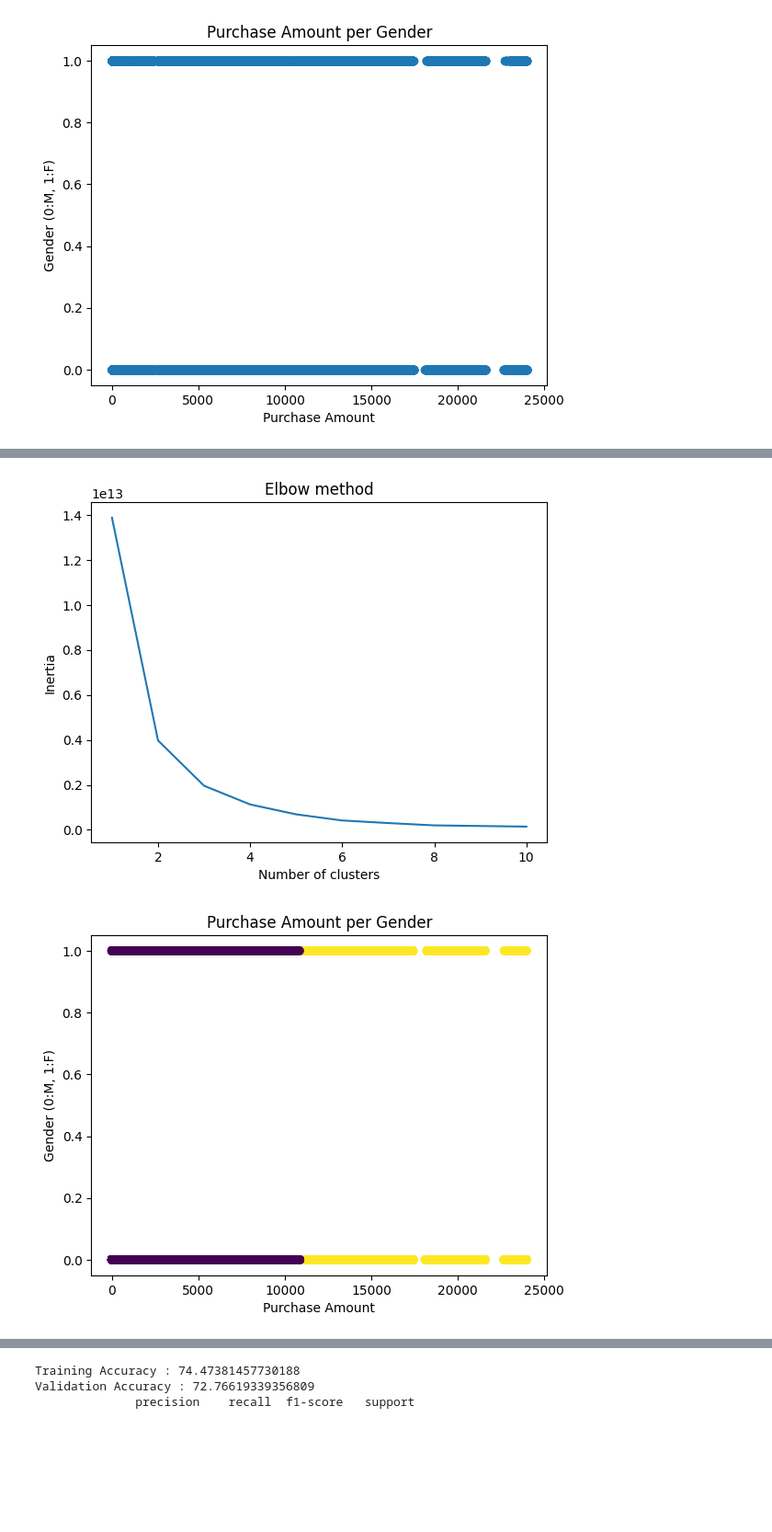
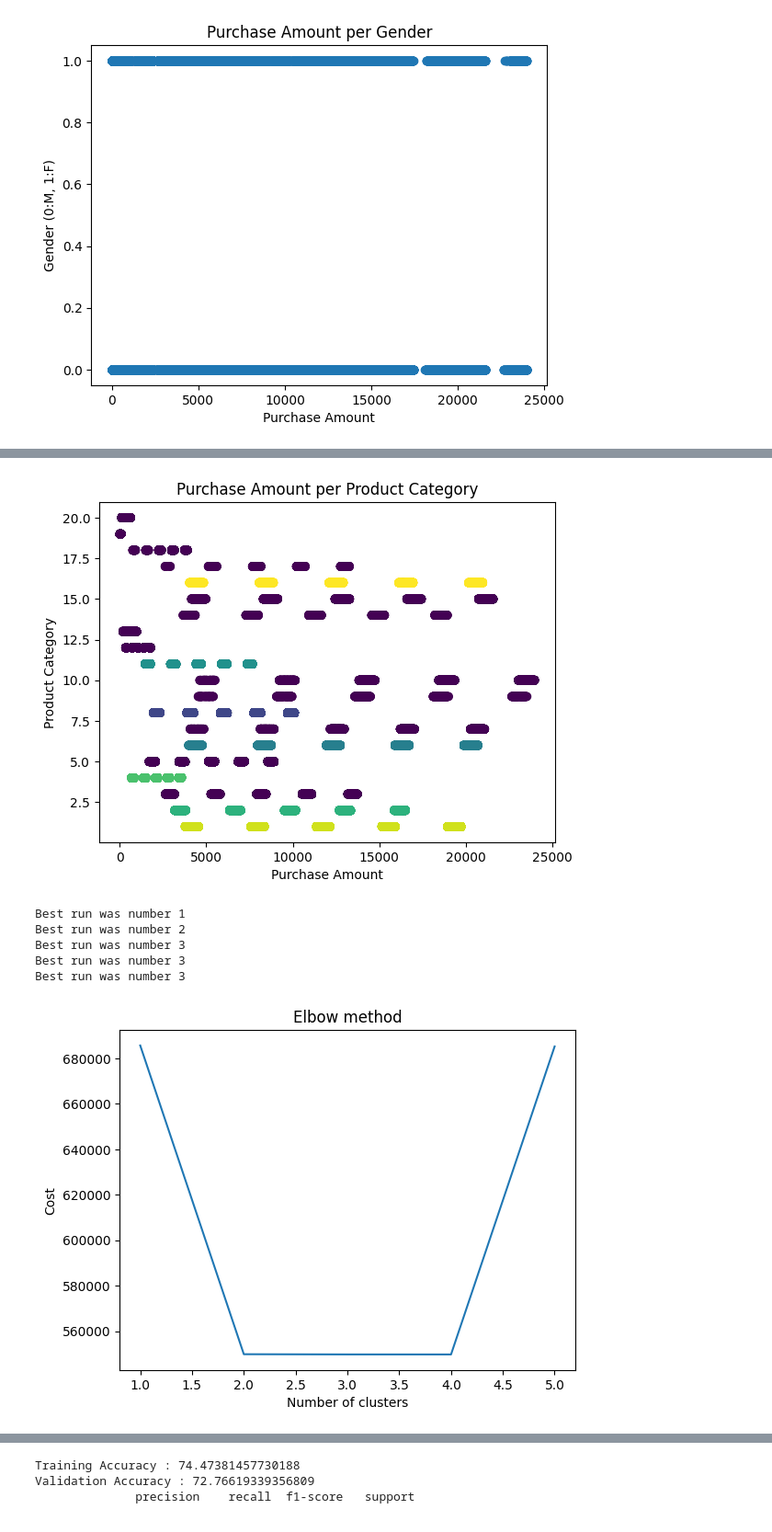
Before and after one commit to CIC-Research/Data-Science-Project, a Jupyter notebook: main.ipynb, the cells around one changed output, grey strips where cells are left out. Shown at 92% size. Cells and saved outputs as stored; diff of their text form; code cells hidden in the pictures; blank space fills up the shorter version.

```diff
--- a/main.ipynb
+++ b/main.ipynb
@@ -140,27 +143,33 @@ plt.show()
+# %%
+kmode = KModes(n_clusters=15, init='random', n_init=5)
+kmode.fit_predict(Purchase_PC_Data)
+
+#displays Clustering graph
+plt.scatter(Purchase_PC_Data['Purchase'], Purchase_PC_Data['Product_Category'], c=kmode.labels_)
+plt.xlabel('Purchase Amount')
+plt.ylabel('Product Category')
+plt.title('Purchase Amount per Product Category')
+plt.show()
+# %% [output]
+[figure, added]
 # %%
 #Elbow Method
-inertia.clear()
+cost.clear()
 
-for index in range(1,11):
-    kmeans = KMeans(n_clusters=index, init='k-means++')
-    kmeans.fit(Purchase_Gender_Data)
-    inertia.append(kmeans.inertia_)
+for index in range(1,6):
+    kmode = KModes(n_clusters=index, init='random',n_init=3, verbose=1, n_jobs=-1)
+    kmode.fit_predict(Purchase_Gender_Data)
+    cost.append(kmode.cost_)
 
-plt.plot(range(1,11), inertia)
+plt.plot(range(1,6), cost)
 plt.title('Elbow method')
 plt.xlabel('Number of clusters')
-plt.ylabel('Inertia')
+plt.ylabel('Cost')
 plt.show()
-
-#KMeans++ Method
-kmeans = KMeans(n_clusters=2, init='k-means++')
-kmeans.fit(Purchase_Gender_Data)
-
-plt.scatter(Purchase_Gender_Data['Purchase'], Purchase_Gender_Data['Gender'], c=kmeans.labels_)
-plt.xlabel('Purchase Amount')
-plt.ylabel('Gender (0:M, 1:F)')
-plt.title('Purchase Amount per Gender')
-plt.show()
 # %% [output]
+Best run was number 1
+Best run was number 2
+Best run was number 3
+Best run was number 3
+Best run was number 3
-[figure, old version]
+[figure, new version]
-[figure, removed]
```
Also changed, not shown: parts of 8 cells of this notebook.
